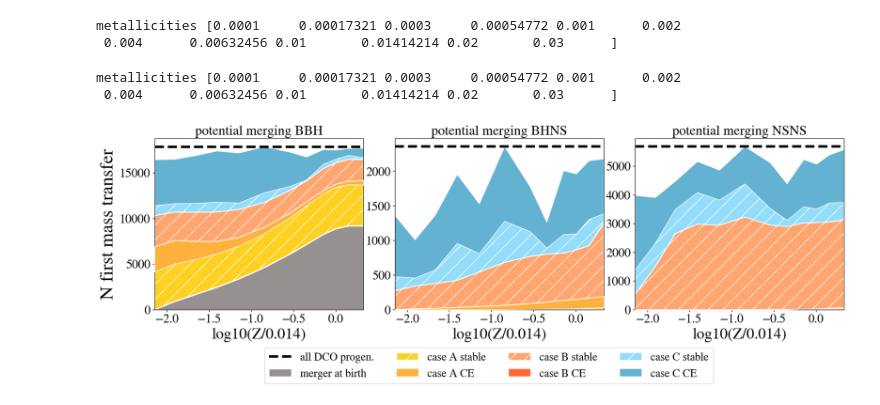
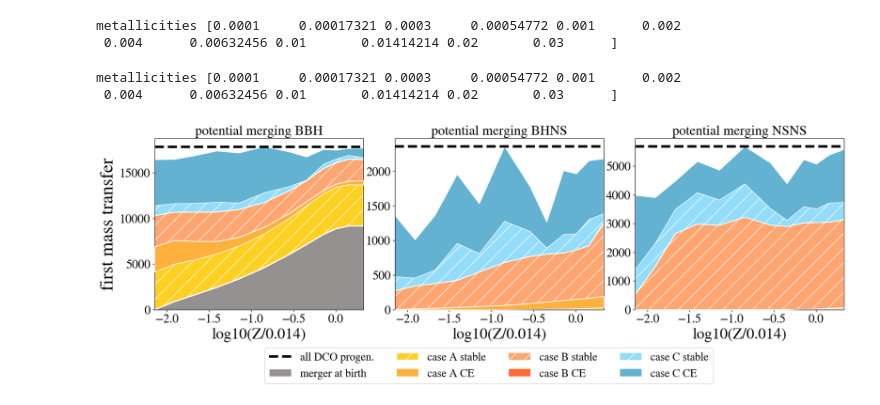
Before and after one commit to LiekeVanSon/ZdependentFormEff, a Jupyter notebook: code/FirstMT_potDCO.ipynb, the cells around one changed output. Drawn from its saved outputs; the diff is of its cells as text; code cells hidden in the pictures.

```diff
--- a/code/FirstMT_potDCO.ipynb
+++ b/code/FirstMT_potDCO.ipynb
@@ -192,6 +201,9 @@ N_caseA_firstmt, N_caseA_firstmt_stable, N_caseA_firstmt_CE, N_caseB_firstmt, N_
 metallicities = np.unique(potential_DCO_progenitors['Metallicity@ZAMS(1)'])
 print('metallicities', metallicities)
 Z_Zsun = np.log10(np.array(metallicities)/0.014)
+
+first_or_second_mt = 'firstMT_' # 'star2_firstMT_' #
+
 
 ###########################################
 # Create a figure
@@ -210,7 +222,7 @@ dfs = [potential_BBH_progenitors, potential_BHNS_progenitors, potential_NSNS_pro
 # Loop over the axes and dataframes
 for ax, df, title in zip(axes, dfs, titles):
     ax.plot(1,1)
-    N_tot_DCO_prog, N_mergers, N_optimistic_CE, N_merger_at_birth, N_CHE_at_birth, case_ABC = get_MT_numbers(table = df)
+    N_tot_DCO_prog, N_mergers, N_optimistic_CE, N_merger_at_birth, N_CHE_at_birth, case_ABC = get_MT_numbers(table = df, first_second_mt = first_or_second_mt)
     N_caseA_firstmt, N_caseA_firstmt_stable, N_caseA_firstmt_CE, N_caseB_firstmt, N_caseB_firstmt_stable, N_caseB_firstmt_CE, N_caseC_firstmt, N_caseC_firstmt_stable, N_caseC_firstmt_CE = case_ABC
 
     ax.plot(Z_Zsun, N_tot_DCO_prog, color='k', label='all DCO progen.', ls = '--', lw = 4,alpha = 1)
@@ -220,9 +232,11 @@ for ax, df, title in zip(axes, dfs, titles):
 
     bottom = np.zeros(len(Z_Zsun))
 
-    # Stellar merger at birth
-    ax.fill_between(Z_Zsun, bottom, N_merger_at_birth, color='#959190', edgecolor='white', lw = 1, label='merger at birth', alpha = 1)
-    bottom += N_merger_at_birth
+    # we count stellar merger at birht as a 'first mass transfer'
+    if first_or_second_mt == 'firstMT_':
+        # Stellar merger at birth
+        ax.fill_between(Z_Zsun, bottom, N_merger_at_birth, color='#959190', edgecolor='white', lw = 1, label='merger at birth', alpha = 1)
+        bottom += N_merger_at_birth
 
     # Case A MT
     ax.fill_between(Z_Zsun, bottom, (bottom + N_caseA_firstmt_stable)/norm, color='#fdd021', edgecolor='white', hatch='/', lw = 2, label='case A stable', alpha = 1)
@@ -232,36 +246,40 @@ for ax, df, title in zip(axes, dfs, titles):
 
     # Case B MT
     ax.fill_between(Z_Zsun, bottom, (bottom + N_caseB_firstmt_stable)/norm, color='#FFA570', edgecolor='white', hatch='/', lw = 1, label='case B stable', alpha = 1)
     bottom += N_caseB_firstmt_stable
     ax.fill_between(Z_Zsun, bottom, (bottom + N_caseB_firstmt_CE)/norm, color='#FF6933', edgecolor='white', lw = 1, label='case B CE', alpha = 1)
     bottom += N_caseB_firstmt_CE
 
     # Case C MT
     ax.fill_between(Z_Zsun, bottom, (bottom + N_caseC_firstmt_stable)/norm, color='#93ddfa', edgecolor='white', hatch='/', lw = 1, label='case C stable', alpha = 1)
     bottom += N_caseC_firstmt_stable
     ax.fill_between(Z_Zsun, bottom, (bottom + N_caseC_firstmt_CE)/norm, color='#64b2d1', edgecolor='white', lw = 1, label='case C CE', alpha = 1)
     # 284051 1B78AF
 
     # ax.plot(Z_Zsun, N_optimistic_CE, color='#BC0000', lw = 2, label='optimistic CE', alpha = 1)
 
     ax.set_title(f'potential merging {title}', fontsize = 22) #7x{N_tot_DCO_prog[0.0001]}
     ax.set_xlim(np.log10(1e-4/0.014),np.log10(0.03/0.014))
     ax.set_ylim(0,)
     ax.set_xlabel('log10(Z/0.014)', fontsize = 25)
 
 #########################
 # plotvalues
 fig.subplots_adjust(wspace=0.15)
 
-axes[0].set_ylabel("N first mass transfer", fontsize = 30)
+if first_or_second_mt == 'firstMT_':
+    axes[0].set_ylabel("first mass transfer", fontsize = 30)
+if first_or_second_mt == 'star2_firstMT_':
+    axes[0].set_ylabel("first mass transfer from star 2", fontsize = 25)
+
 axes[0].legend(bbox_to_anchor=(0.5, -0.19), loc='upper left', fontsize = 18, ncols = 4)
 
-plt.savefig(f'../plots/{compas_v}/FirstMT_{sim_name}.pdf', bbox_inches='tight')
+plt.savefig(f'../plots/{compas_v}/{first_or_second_mt}{sim_name}.pdf', bbox_inches='tight')
 plt.show()
 # %% [output]
 metallicities [0.0001     0.00017321 0.0003     0.00054772 0.001      0.002
  0.004      0.00632456 0.01       0.01414214 0.02       0.03      ]
-[figure, old version]
+[figure, new version]
 # %%
     # # Count Case A, B, C mass transfer
     # # What is the stellar type of the donor for the MT that lead to a stellar merger?
```
Also changed, not shown: parts of 1 cell of this notebook, 3 other files.
